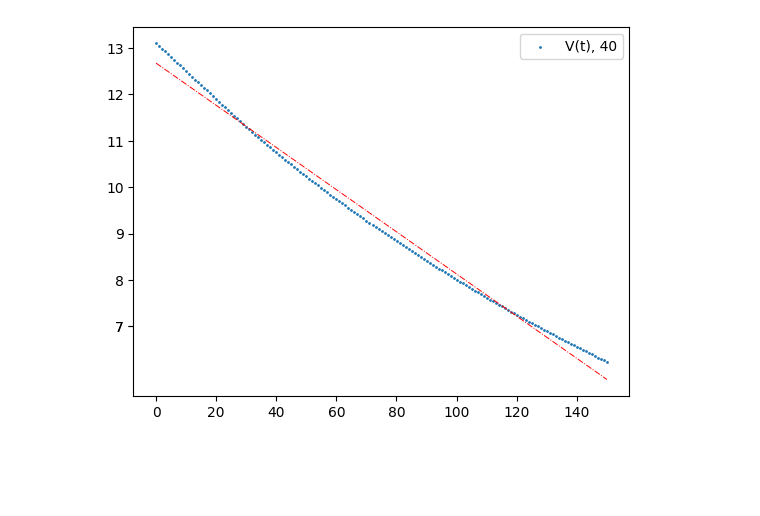
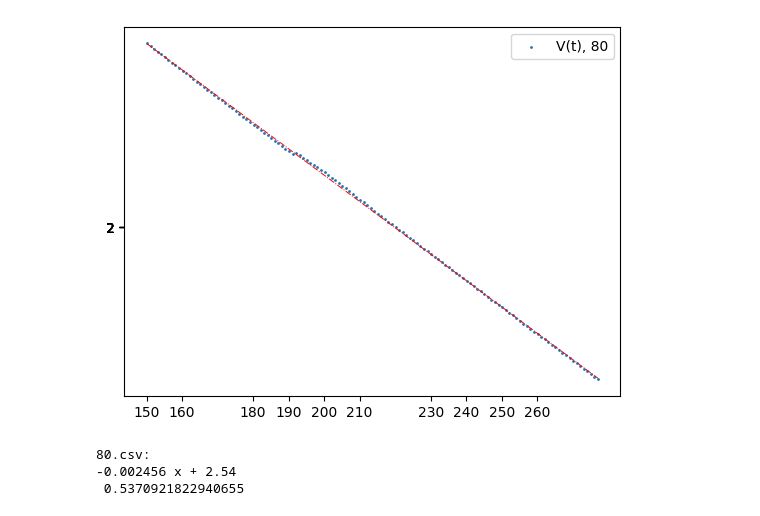
Before and after one commit to ILoveAlgorythms/labs, a Jupyter notebook: 2.2.1/graph.ipynb, the cells around one changed output. Cells and saved outputs as stored; diff of their text form; code cells hidden in the pictures; blank space fills up the shorter version.

```diff
--- a/2.2.1/graph.ipynb
+++ b/2.2.1/graph.ipynb
@@ -2,37 +2,43 @@
 import numpy as np
 import pandas as pd
 import matplotlib.pyplot as plt
+
+def myrange(x, steps=10, around_=-1):
+  return np.around(np.arange(x.min(), x.max(), (x.max() - x.min())/steps, dtype=np.float64), around_)
 # %%
-a = pd.read_csv('40.csv', delimiter=',', names=['t', 'V'], dtype={'t': float, 'V':float})
+a = pd.read_csv('80.csv', delimiter=',', names=['t', 'V'], dtype={'t': float, 'V':float})
 # %%
-ot_x = a['V'].to_numpy()#[1:-1]
-x    = a['t'].to_numpy()#[1:-1]
+ot_x = a['V'].to_numpy()[150:]
+x    = a['t'].to_numpy()[150:]
 # %%
 ox = x
-oy = ot_x
+oy = np.log(ot_x)
 
 plt.scatter(
     ox,  # ординаты точек
     oy,  # абсциссы точек
     # linestyle='',
     # xerr = 0,
     # yerr = 0,
     # marker=".",
     s=1,
-    label="V(t), 40",
+    label="V(t), " + "80",
     #labrl="T(delta)"
     # elinewidth=2
 )
 
 z1, res= np.polyfit(ox, oy, 1, full=False, cov=True)
 p1 = np.poly1d(z1)
 plt.plot(ox, p1(ox), linewidth=0.7, color='red', linestyle='-.')
 
 
 plt.legend(loc='best')
-# задаем шаг сетки по оси x
-plt.xticks(np.around(ox[::20]))
-plt.yticks(np.around(oy[::20]))
+plt.xticks(myrange(ox))
+plt.yticks(myrange(oy, around_=0))
 plt.show()
+print( '80.csv:  ' + str(p1),'\n', (res[0][0] ** 0.5)/((z1[0])**2))
 # %% [output]
-[figure, old version]
+[figure, new version]
+80.csv:
+-0.002456 x + 2.54
+ 0.5370921822940655
```
Also changed, not shown: parts of 7 cells of this notebook, 13 other files.
